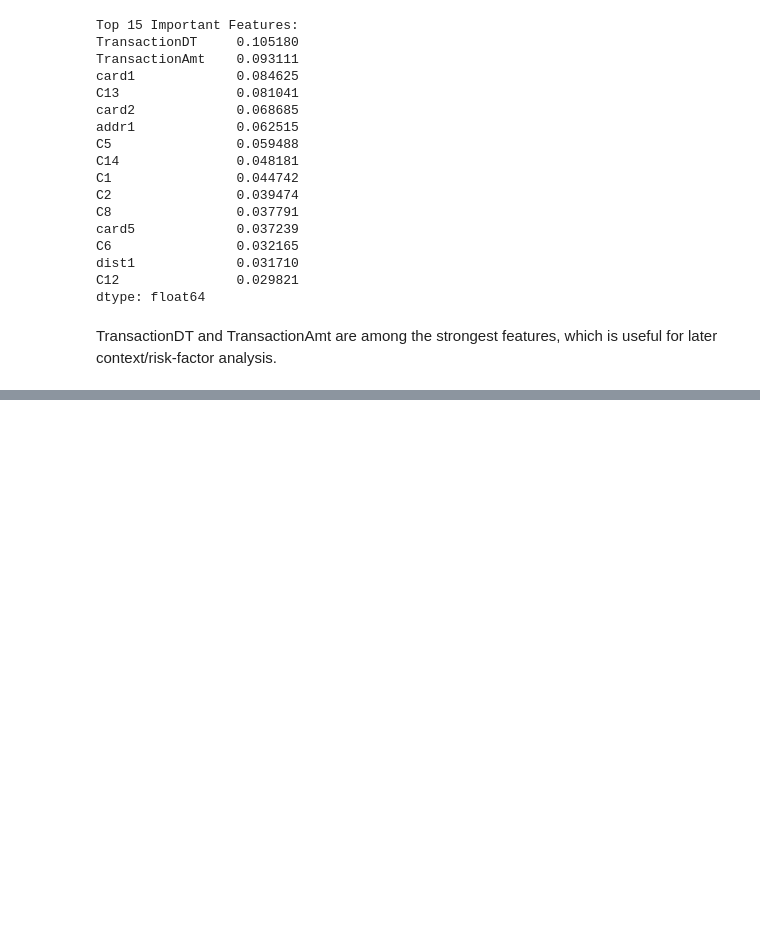
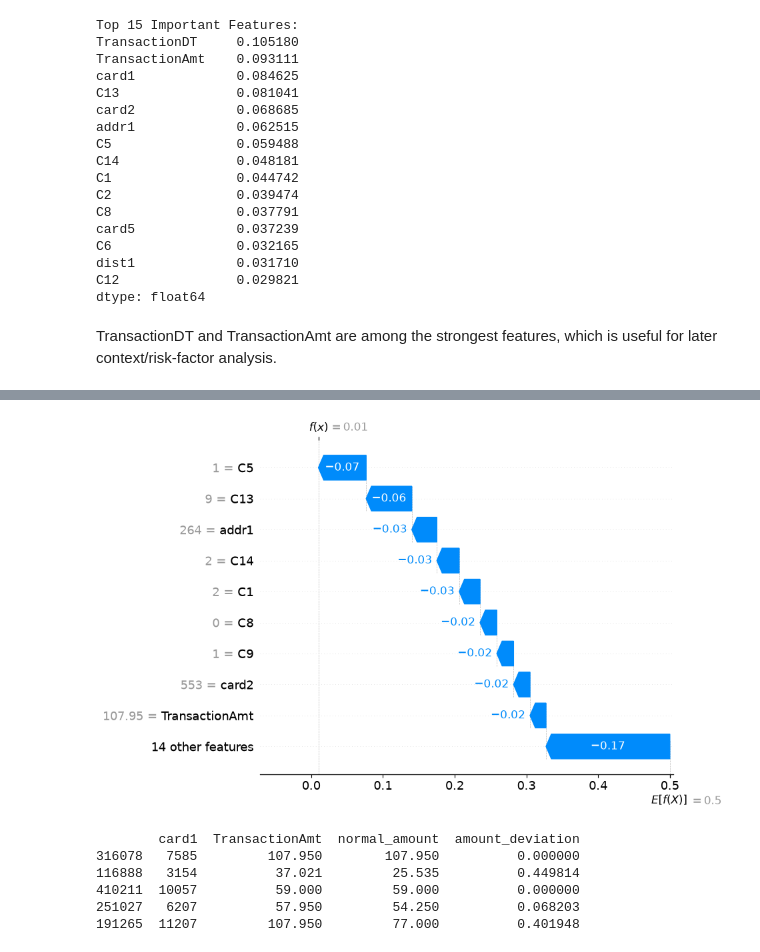
Before and after one commit to Sneha-0409/VeriPay, a Jupyter notebook: ieee-cisDataset.ipynb, the cells around one changed output, grey strips where cells are left out. Saved outputs shown, nothing was run; the diff lists cells and outputs as text; code cells hidden in the pictures; blank space fills up the shorter version.

```diff
--- a/ieee-cisDataset.ipynb
+++ b/ieee-cisDataset.ipynb
@@ -747,0 +849,34 @@ TransactionDT and TransactionAmt are among the strongest features, which is usef
+# %%
+shap.plots.waterfall(
+    shap.Explanation(
+        values=shap_values[0, :, 1],
+        base_values=explainer.expected_value[1],
+        data=X_test_rf.iloc[0],
+        feature_names=X_test_rf.columns
+    )
+)
+# %% [output]
+[figure, added]
+# %%
+import numpy as np
+
+amount_median = X_train.groupby("card1")["TransactionAmt"].median()
+X_test_context = X_test_rf.copy()
+X_test_context["normal_amount"] = X_test_context["card1"].map(amount_median)
+X_test_context["amount_deviation"] = (
+    abs(X_test_context["TransactionAmt"] - X_test_context["normal_amount"])
+    / (X_test_context["normal_amount"] + 1e-6)
+)
+print(X_test_context[[
+    "card1",
+    "TransactionAmt",
+    "normal_amount",
+    "amount_deviation"
+]].head())
+# %% [output]
+        card1  TransactionAmt  normal_amount  amount_deviation
+316078   7585         107.950        107.950          0.000000
+116888   3154          37.021         25.535          0.449814
+410211  10057          59.000         59.000          0.000000
+251027   6207          57.950         54.250          0.068203
+191265  11207         107.950         77.000          0.401948
```
Also changed, not shown: parts of 12 cells of this notebook, 6 other files.
